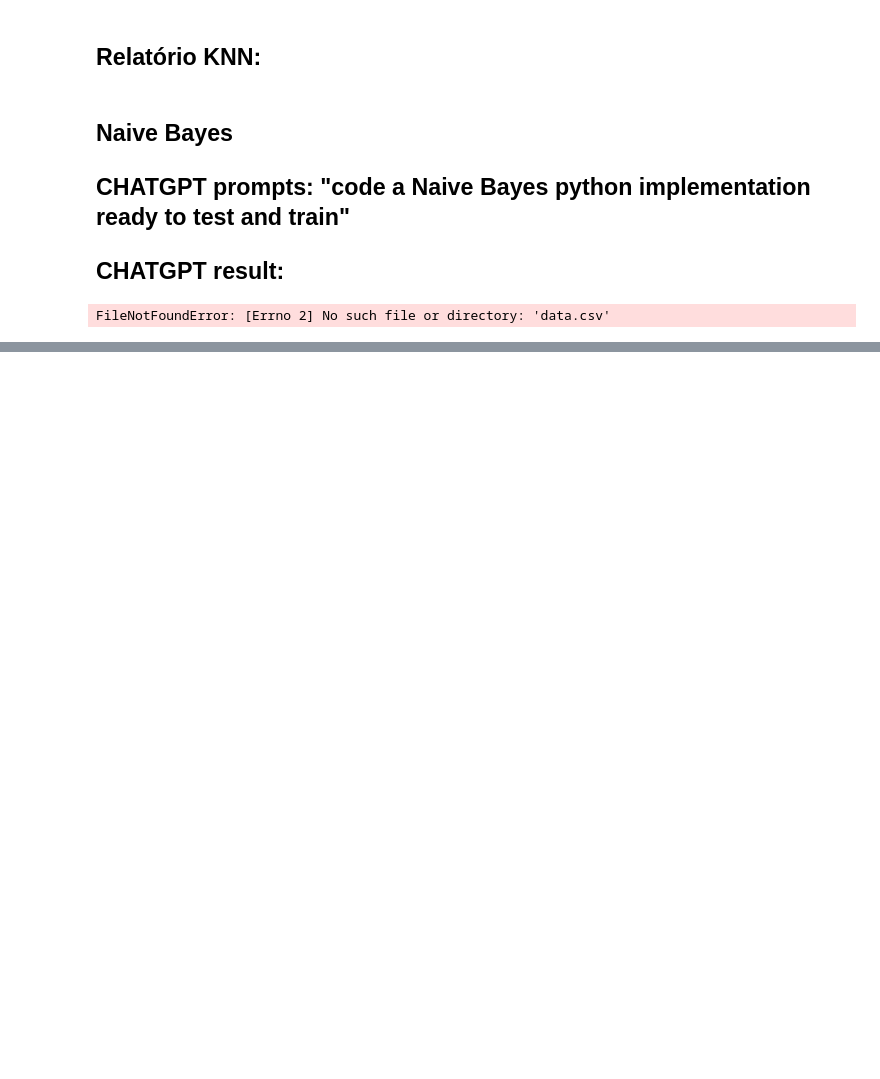
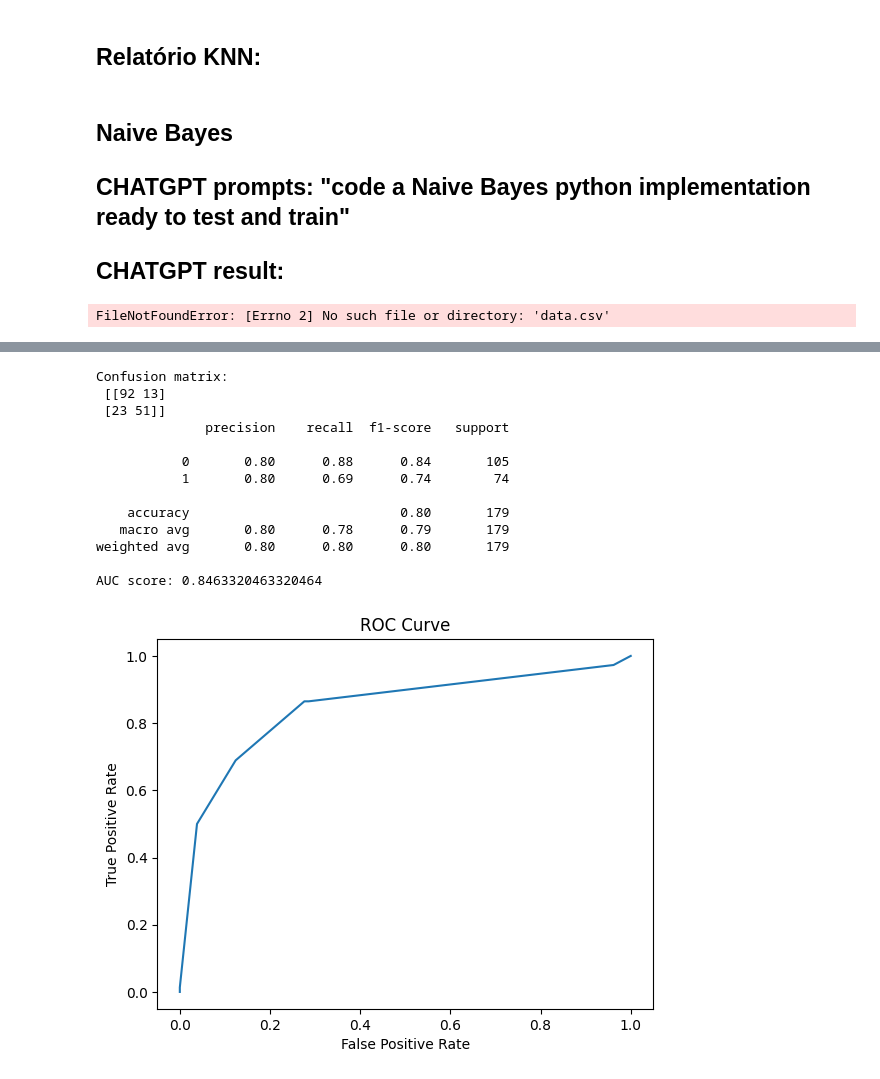
Before and after one commit to matheushomrich/ChatGPT_ML, a Jupyter notebook: T1_ML.ipynb, the cells around one changed output, grey strips where cells are left out. Drawn from its saved outputs; the diff is of its cells as text; code cells hidden in the pictures; blank space fills up the shorter version.

```diff
--- a/T1_ML.ipynb
+++ b/T1_ML.ipynb
@@ -204,0 +284,32 @@ FileNotFoundError: [Errno 2] No such file or directory: 'data.csv'
+# %%
+from sklearn.metrics import confusion_matrix, classification_report, roc_curve, roc_auc_score
+
+
+print('Confusion matrix:\n', confusion_matrix(y_test, y_pred))
+print(classification_report(y_test, y_pred))
+
+# Plot ROC curve and calculate AUC score
+y_prob = model.predict_proba(X_test)[:, 1]
+fpr, tpr, _ = roc_curve(y_test, y_prob)
+auc_score = roc_auc_score(y_test, y_prob)
+print('AUC score:', auc_score)
+plt.plot(fpr, tpr)
+plt.xlabel('False Positive Rate')
+plt.ylabel('True Positive Rate')
+plt.title('ROC Curve')
+plt.show()
+# %% [output]
+Confusion matrix:
+ [[92 13]
+ [23 51]]
+              precision    recall  f1-score   support
+
+           0       0.80      0.88      0.84       105
+           1       0.80      0.69      0.74        74
+
+    accuracy                           0.80       179
+   macro avg       0.80      0.78      0.79       179
+weighted avg       0.80      0.80      0.80       179
+
+AUC score: 0.8463320463320464
+[figure, added]
```
Also changed, not shown: parts of 6 cells of this notebook, 1 other file.
